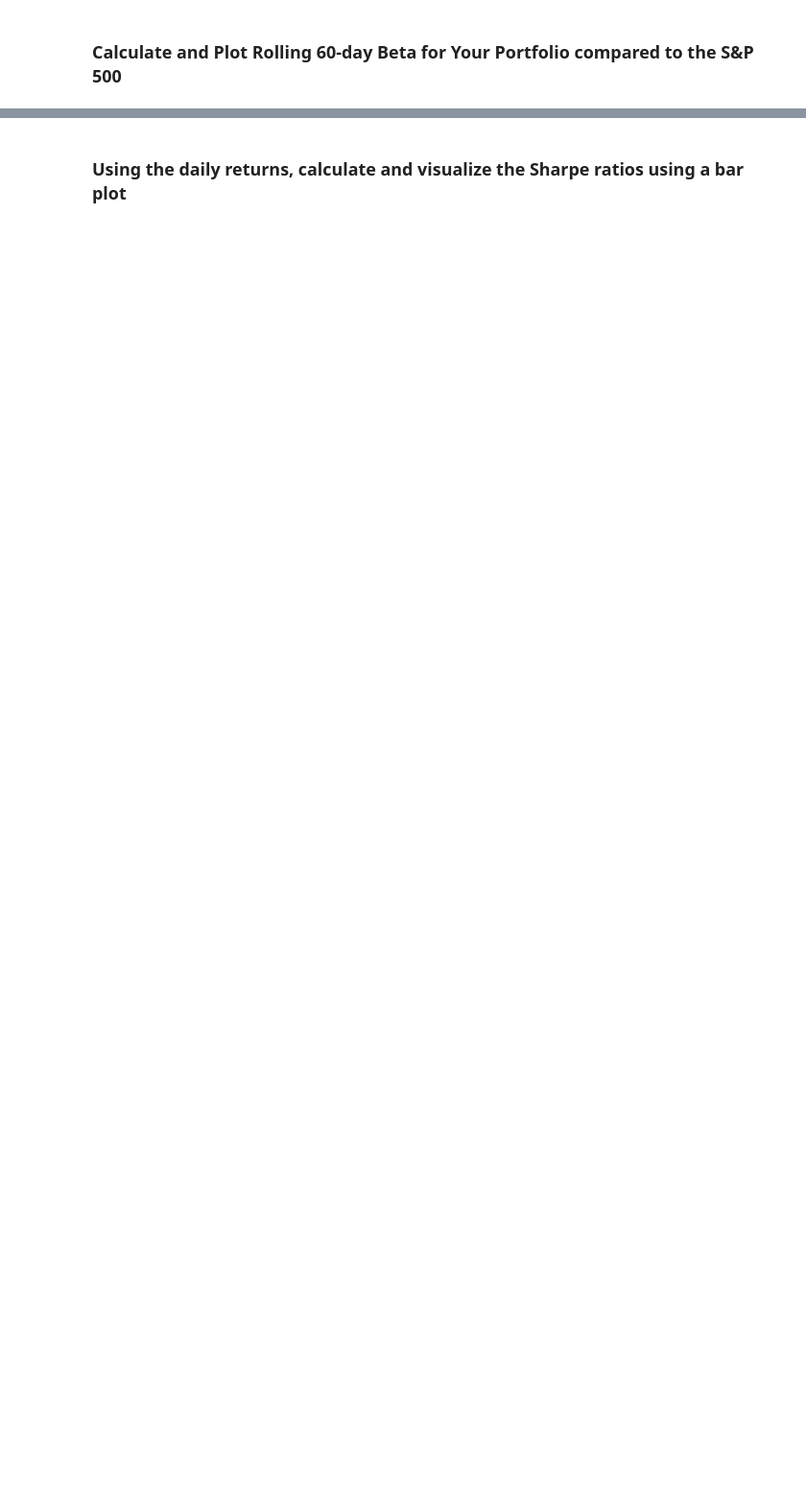
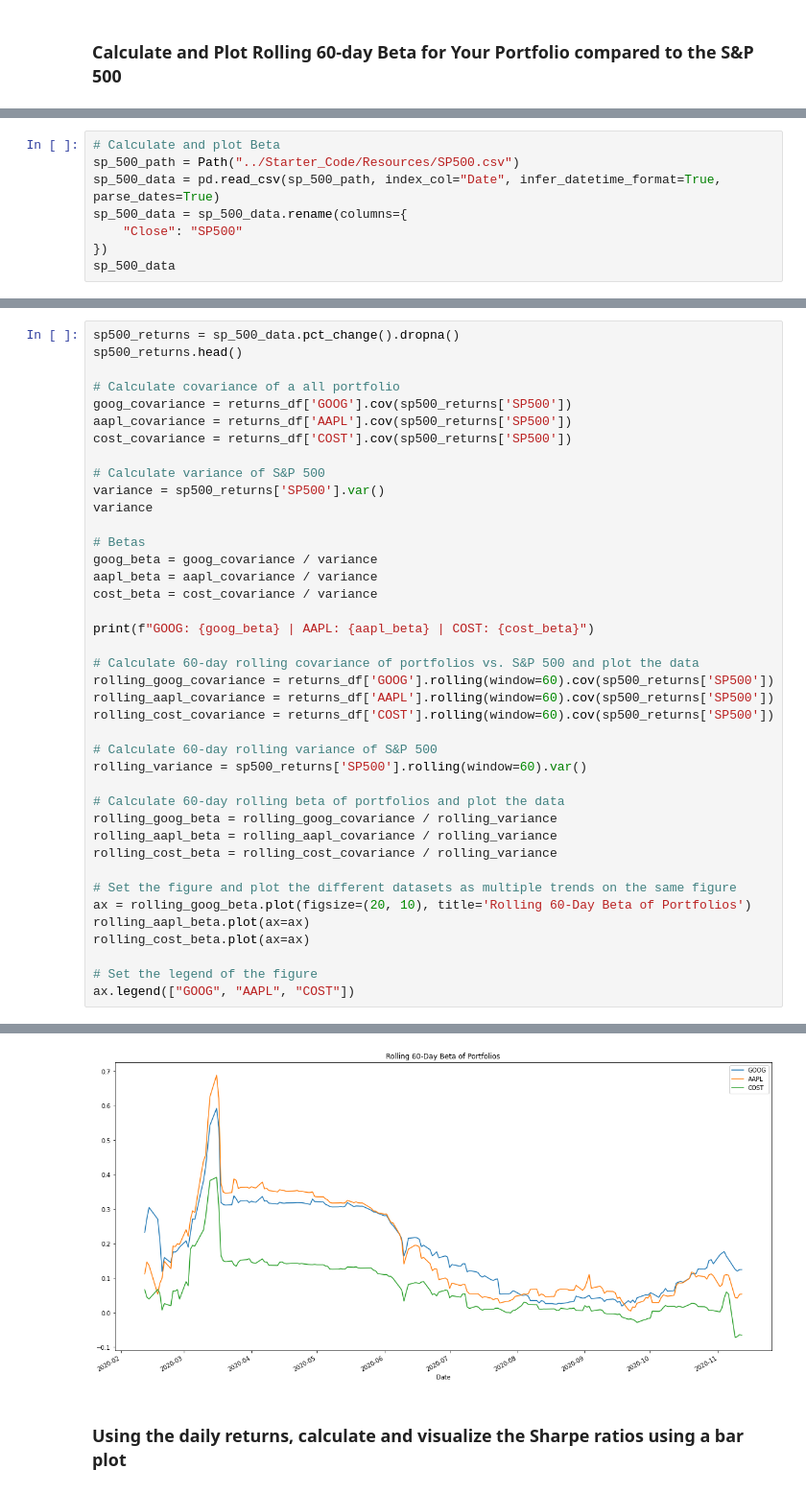
Before and after one commit to devinaa1604/Portfolio_Selection-Pandas, a Jupyter notebook: Starter_Code/whale_analysis.ipynb, the cells around one changed output, grey strips where cells are left out. Shown at 96% size. Cells and saved outputs as stored; diff of their text form; blank space fills up the shorter version.

```diff
--- a/Starter_Code/whale_analysis.ipynb
+++ b/Starter_Code/whale_analysis.ipynb
@@ -477,0 +638,8 @@ weights = [1/3, 1/3, 1/3]
+# %%
+# Calculate and plot Beta
+sp_500_path = Path("../Starter_Code/Resources/SP500.csv")
+sp_500_data = pd.read_csv(sp_500_path, index_col="Date", infer_datetime_format=True, parse_dates=True)
+sp_500_data = sp_500_data.rename(columns={
+    "Close": "SP500"
+})
+sp_500_data
@@ -477,0 +661,41 @@ weights = [1/3, 1/3, 1/3]
+# %%
+sp500_returns = sp_500_data.pct_change().dropna()
+sp500_returns.head()
+
+# Calculate covariance of a all portfolio
+goog_covariance = returns_df['GOOG'].cov(sp500_returns['SP500'])
+aapl_covariance = returns_df['AAPL'].cov(sp500_returns['SP500'])
+cost_covariance = returns_df['COST'].cov(sp500_returns['SP500'])
+
+# Calculate variance of S&P 500
+variance = sp500_returns['SP500'].var()
+variance
+
+# Betas
+goog_beta = goog_covariance / variance
+aapl_beta = aapl_covariance / variance
+cost_beta = cost_covariance / variance
+
+print(f"GOOG: {goog_beta} | AAPL: {aapl_beta} | COST: {cost_beta}")
+
+# Calculate 60-day rolling covariance of portfolios vs. S&P 500 and plot the data
+rolling_goog_covariance = returns_df['GOOG'].rolling(window=60).cov(sp500_returns['SP500'])
+rolling_aapl_covariance = returns_df['AAPL'].rolling(window=60).cov(sp500_returns['SP500'])
+rolling_cost_covariance = returns_df['COST'].rolling(window=60).cov(sp500_returns['SP500'])
+
+# Calculate 60-day rolling variance of S&P 500
+rolling_variance = sp500_returns['SP500'].rolling(window=60).var()
+
+# Calculate 60-day rolling beta of portfolios and plot the data
+rolling_goog_beta = rolling_goog_covariance / rolling_variance
+rolling_aapl_beta = rolling_aapl_covariance / rolling_variance
+rolling_cost_beta = rolling_cost_covariance / rolling_variance
+
+# Set the figure and plot the different datasets as multiple trends on the same figure
+ax = rolling_goog_beta.plot(figsize=(20, 10), title='Rolling 60-Day Beta of Portfolios')
+rolling_aapl_beta.plot(ax=ax)
+rolling_cost_beta.plot(ax=ax)
+
+# Set the legend of the figure
+ax.legend(["GOOG", "AAPL", "COST"])
+# %% [output]
@@ -478,3 +704,4 @@ weights = [1/3, 1/3, 1/3]
+[figure, added]
 # %% [markdown]
 ### Using the daily returns, calculate and visualize the Sharpe ratios using a bar plot
 # %%
```
Also changed, not shown: parts of 26 cells of this notebook, 7 other files.
